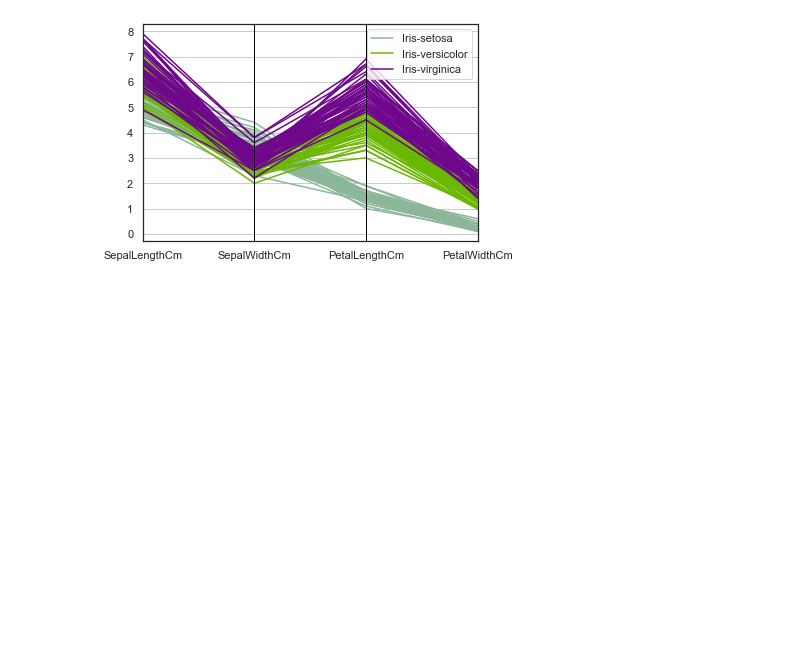
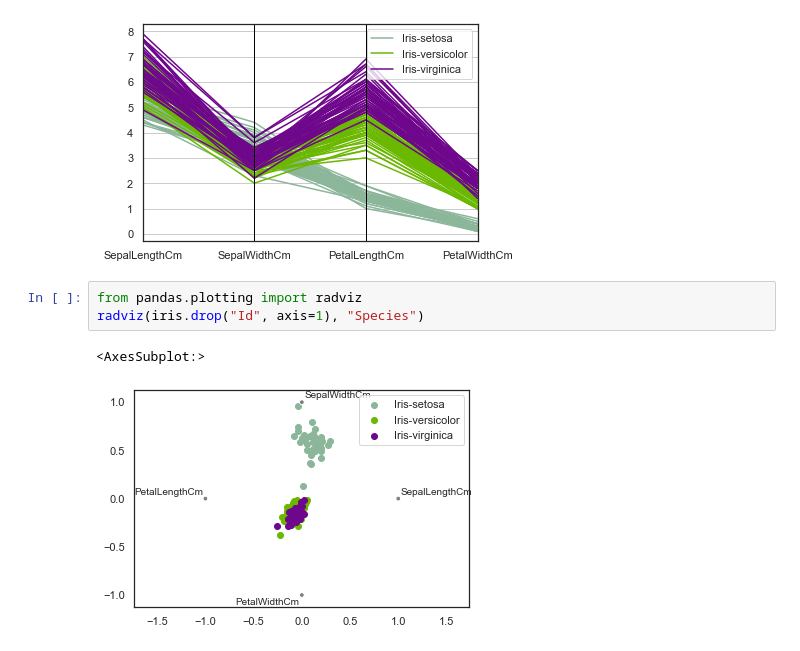
Before and after one commit to pradhan-asish/Python-Matplot_-_Visualization, a Jupyter notebook: Data-Visualisation/Data_Visualisation_2.ipynb, the cells around one changed output. Drawn from its saved outputs; the diff is of its cells as text; blank space fills up the shorter version.

Commit message:
radviz plot plotted

```diff
--- a/Data-Visualisation/Data_Visualisation_2.ipynb
+++ b/Data-Visualisation/Data_Visualisation_2.ipynb
@@ -95,3 +95,9 @@ parallel_coordinates(iris.drop("Id", axis=1), "Species")
 # %% [output]
 <AxesSubplot:>
 [figure]
+# %%
+from pandas.plotting import radviz
+radviz(iris.drop("Id", axis=1), "Species")
+# %% [output]
+<AxesSubplot:>
+[figure, added]
```
